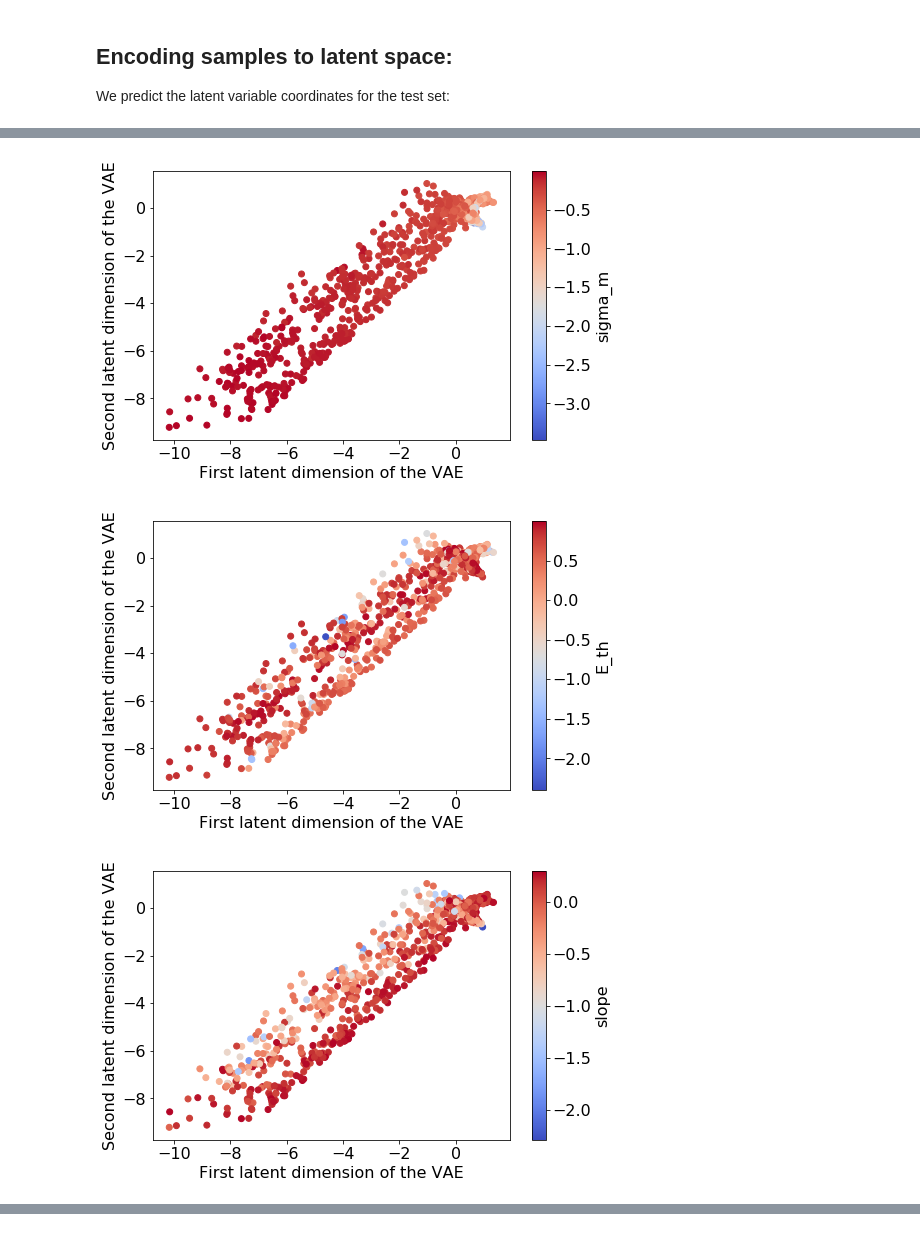
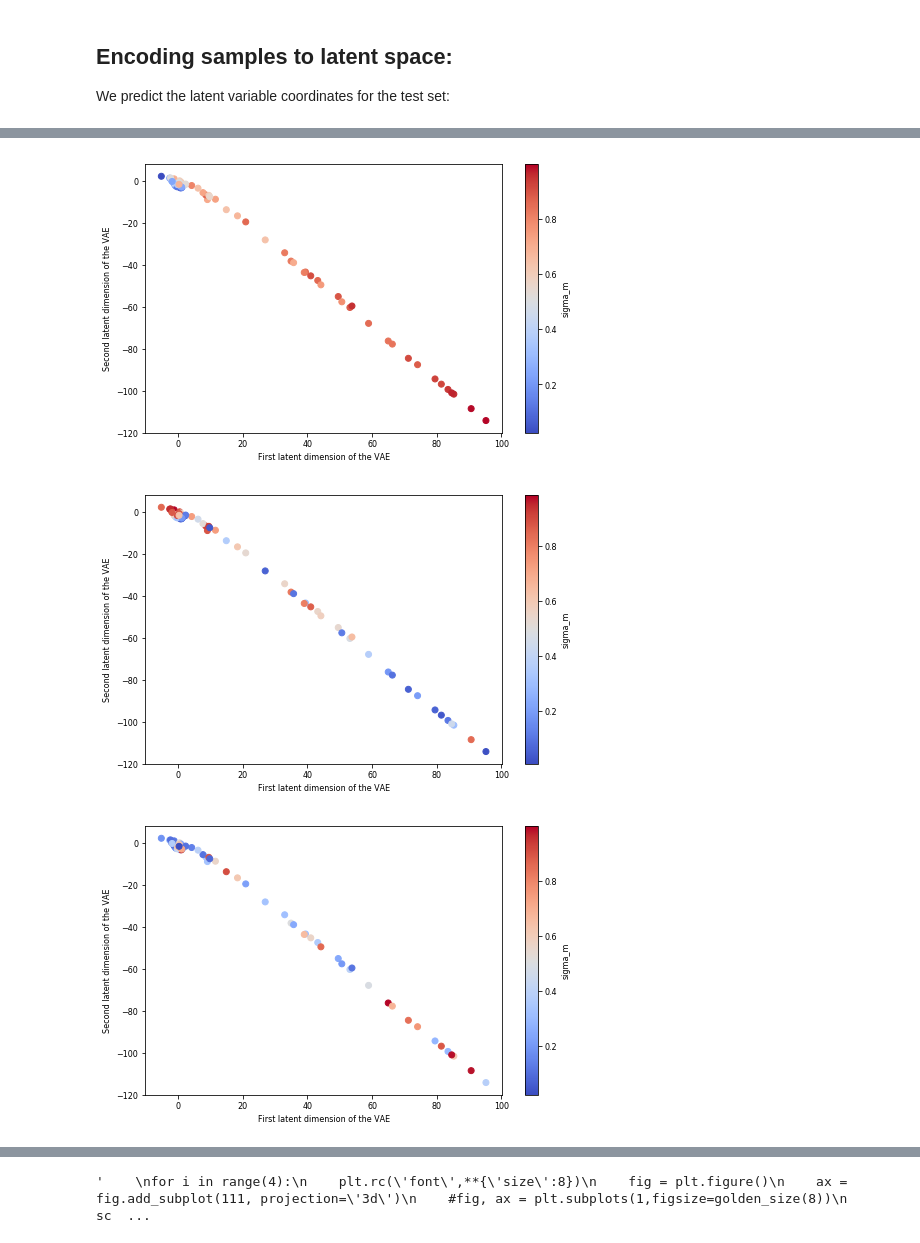
Before and after one commit to vinitX/ML_Scattering, a Jupyter notebook: ML/VAE.ipynb, the cells around one changed output, grey strips where cells are left out. Saved outputs shown, nothing was run; the diff lists cells and outputs as text; code cells hidden in the pictures.

```diff
--- a/ML/VAE.ipynb
+++ b/ML/VAE.ipynb
@@ -13,11 +13,11 @@ from keras.datasets import mnist
 
 class VAE:
 
-    def __init__(self, batch_size=100, original_dim =512*3, latent_dim = 10, epochs=50, root="IsingMC/", epsilon=0.5):
+    def __init__(self, batch_size=100, original_dim =1000*3, latent_dim = 10, epochs=50, root="IsingMC/", epsilon=0.5):
         self.batch_size = batch_size
         self.original_dim = original_dim
         self.latent_dim = latent_dim
-        self.intermediate_dim = 256
+        self.intermediate_dim = 2048
         self.epochs = epochs
         self.epsilon_std = epsilon
 
@@ -63,6 +63,7 @@ class VAE:
         # encoder, from inputs to latent space
         self.encoder = Model(self.x, self.z_mean)
 
+        print(K.int_shape(x_decoded_mean),K.int_shape(self.z_mean),K.int_shape(self.x))
 
         # decoder
         #self.decoder = Model(decoder_input, _x_decoded_mean)
@@ -142,7 +144,7 @@ print(np.shape(xtrain),np.shape(ytrain),np.shape(xtest),np.shape(ytest))
 # %% [markdown]
 ## Construct and train the variational autoencoder model
 # %%
-model = VAE(epochs=50, latent_dim=2, epsilon=0.2) # Choose model parameters
+model = VAE(epochs=50, latent_dim=3, epsilon=0.2) # Choose model parameters
 model.build() # Construct VAE model using Keras
 model.train(xtrain, xtest) # Trains VAE model based on custom loss function
 # %% [output]
@@ -175,34 +178,34 @@ print(zpred.shape)
 # %%
 # To make plots pretty
+from mpl_toolkits.mplot3d import Axes3D  # noqa: F401 unused import
+
 golden_size = lambda width: (width, 2. * width / (1 + np.sqrt(5)))
 
-plt.rc('font',**{'size':16})
-fig, ax = plt.subplots(1,figsize=golden_size(8))
-sc = ax.scatter(zpred[:,0], zpred[:,1], c=ytrain[:,0], cmap="coolwarm")
-ax.set_xlabel('First latent dimension of the VAE')
-ax.set_ylabel('Second latent dimension of the VAE')
-plt.colorbar(sc, label='sigma_m')
-plt.savefig('Sigma_m.png')
-plt.show()
-
-plt.rc('font',**{'size':16})
-fig, ax = plt.subplots(1,figsize=golden_size(8))
-sc = ax.scatter(zpred[:,0], zpred[:,1], c=ytrain[:,1], cmap="coolwarm")
-ax.set_xlabel('First latent dimension of the VAE')
-ax.set_ylabel('Second latent dimension of the VAE')
-plt.colorbar(sc, label='E_th')
-plt.savefig('E_th.png')
-plt.show()
-
-plt.rc('font',**{'size':16})
-fig, ax = plt.subplots(1,figsize=golden_size(8))
-sc = ax.scatter(zpred[:,0], zpred[:,1], c=ytrain[:,2], cmap="coolwarm")
-ax.set_xlabel('First latent dimension of the VAE')
-ax.set_ylabel('Second latent dimension of the VAE')
-plt.colorbar(sc, label='slope')
-plt.savefig('Slope.png')
-plt.show()
+for i in range(4):
+    plt.rc('font',**{'size':8})
+    #fig = plt.figure()
+    #ax = fig.add_subplot(111, projection='3d')
+    fig, ax = plt.subplots(1,figsize=golden_size(8))
+    sc = ax.scatter(zpred[:,1], zpred[:,2], c=ytrain[:,i], cmap="coolwarm")
+    ax.set_xlabel('First latent dimension of the VAE')
+    ax.set_ylabel('Second latent dimension of the VAE')
+    plt.colorbar(sc, label='sigma_m')
+    plt.savefig('Sigma_m.png')
+    plt.show()
+'''
+for i in range(4):
+    plt.rc('font',**{'size':8})
+    fig = plt.figure()
+    ax = fig.add_subplot(111, projection='3d')
+    #fig, ax = plt.subplots(1,figsize=golden_size(8))
+    sc = ax.scatter(zpred[:,0], zpred[:,1], zpred[:,2], c=ytrain[:,i], cmap="coolwarm")
+    #ax.set_xlabel('First latent dimension of the VAE')
+    #ax.set_ylabel('Second latent dimension of the VAE')
+    #plt.colorbar(sc, label='sigma_m')
+    #plt.savefig('Sigma_m.png')
+    plt.show()
+'''
 # %% [output]
-[figure, old version]
+[figure, new version]
-[figure, old version]
+[figure, new version]
-[figure, old version]
+[figure, new version]
@@ -208,0 +213 @@ plt.show()
+'    \nfor i in range(4):\n    plt.rc(\'font\',**{\'size\':8})\n    fig = plt.figure()\n    ax = fig.add_subplot(111, projection=\'3d\')\n    #fig, ax = plt.subplots(1,figsize=golden_size(8))\n    sc  ...
```
Also changed, not shown: parts of 5 cells of this notebook, 13 other files.
